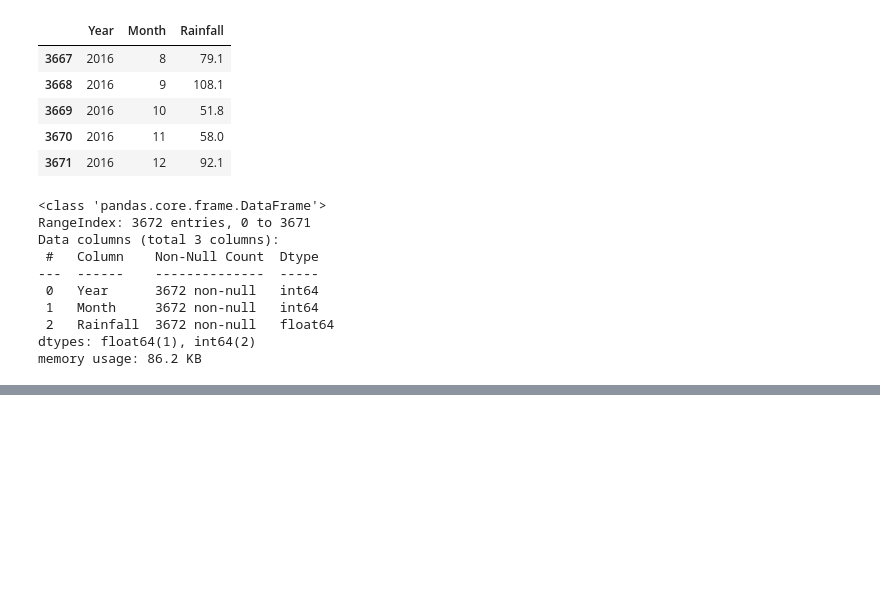
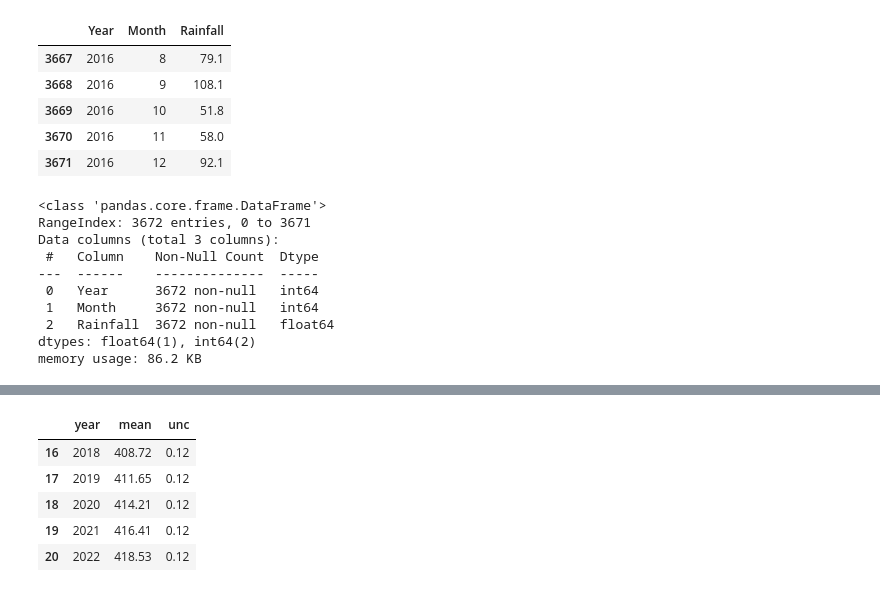
Before and after one commit to keithmmc/pda2, a Jupyter notebook: project2.ipynb, the cells around one changed output, grey strips where cells are left out. Cells and saved outputs as stored; diff of their text form; code cells hidden in the pictures; blank space fills up the shorter version.

```diff
--- a/project2.ipynb
+++ b/project2.ipynb
@@ -160,0 +214,9 @@ for month in range(1, 13):
+# %%
+mauna_loa_data.tail()
+# %% [output]
+|  | year | mean | unc |
+| 16 | 2018 | 408.72 | 0.12 |
+| 17 | 2019 | 411.65 | 0.12 |
+| 18 | 2020 | 414.21 | 0.12 |
+| 19 | 2021 | 416.41 | 0.12 |
+| 20 | 2022 | 418.53 | 0.12 |
```
Also changed, not shown: parts of 6 cells of this notebook.
